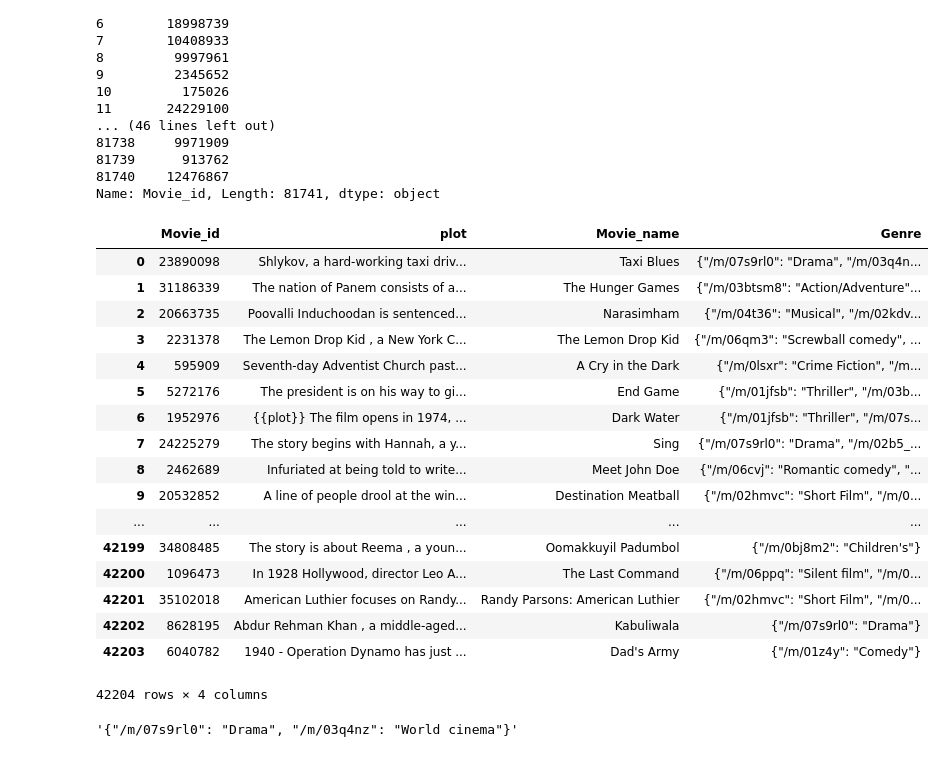
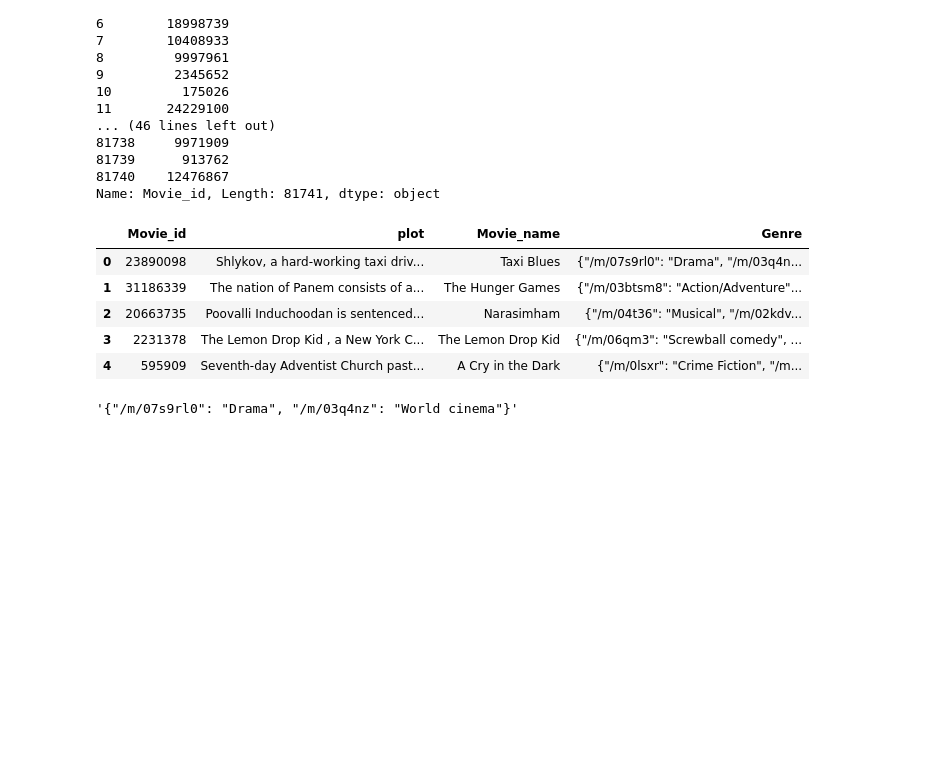
Before and after one commit to aryamohapatra/Machine-Learning-Projects, a Jupyter notebook: Predicting_Movie_Genres_using_NLP/Movie Genre Prediction from Plot.ipynb, the cells around one changed output. Saved outputs shown, nothing was run; the diff lists cells and outputs as text; code cells hidden in the pictures; blank space fills up the shorter version.

```diff
--- a/Predicting_Movie_Genres_using_NLP/Movie Genre Prediction from Plot.ipynb
+++ b/Predicting_Movie_Genres_using_NLP/Movie Genre Prediction from Plot.ipynb
@@ -85,26 +85,14 @@ Name: Movie_id, Length: 81741, dtype: object
 # %%
 movies = pd.merge(movies,df[['Movie_id','Movie_name','Genre']],on = 'Movie_id')
 # %%
-movies
+movies.head()
 # %% [output]
 |  | Movie_id | plot | Movie_name | Genre |
 | 0 | 23890098 | Shlykov, a hard-working taxi driv... | Taxi Blues | {"/m/07s9rl0": "Drama", "/m/03q4n... |
 | 1 | 31186339 | The nation of Panem consists of a... | The Hunger Games | {"/m/03btsm8": "Action/Adventure"... |
 | 2 | 20663735 | Poovalli Induchoodan is sentenced... | Narasimham | {"/m/04t36": "Musical", "/m/02kdv... |
 | 3 | 2231378 | The Lemon Drop Kid , a New York C... | The Lemon Drop Kid | {"/m/06qm3": "Screwball comedy", ... |
 | 4 | 595909 | Seventh-day Adventist Church past... | A Cry in the Dark | {"/m/0lsxr": "Crime Fiction", "/m... |
-| 5 | 5272176 | The president is on his way to gi... | End Game | {"/m/01jfsb": "Thriller", "/m/03b... |
-| 6 | 1952976 | {{plot}} The film opens in 1974, ... | Dark Water | {"/m/01jfsb": "Thriller", "/m/07s... |
-| 7 | 24225279 | The story begins with Hannah, a y... | Sing | {"/m/07s9rl0": "Drama", "/m/02b5_... |
-| 8 | 2462689 | Infuriated at being told to write... | Meet John Doe | {"/m/06cvj": "Romantic comedy", "... |
-| 9 | 20532852 | A line of people drool at the win... | Destination Meatball | {"/m/02hmvc": "Short Film", "/m/0... |
-| ... | ... | ... | ... | ... |
-| 42199 | 34808485 | The story is about Reema , a youn... | Oomakkuyil Padumbol | {"/m/0bj8m2": "Children's"} |
-| 42200 | 1096473 | In 1928 Hollywood, director Leo A... | The Last Command | {"/m/06ppq": "Silent film", "/m/0... |
-| 42201 | 35102018 | American Luthier focuses on Randy... | Randy Parsons: American Luthier | {"/m/02hmvc": "Short Film", "/m/0... |
-| 42202 | 8628195 | Abdur Rehman Khan , a middle-aged... | Kabuliwala | {"/m/07s9rl0": "Drama"} |
-| 42203 | 6040782 | 1940 - Operation Dynamo has just ... | Dad's Army | {"/m/01z4y": "Comedy"} |
-42204 rows × 4 columns
 # %%
 import json
 # %%
```
Also changed, not shown: parts of 10 cells of this notebook.
